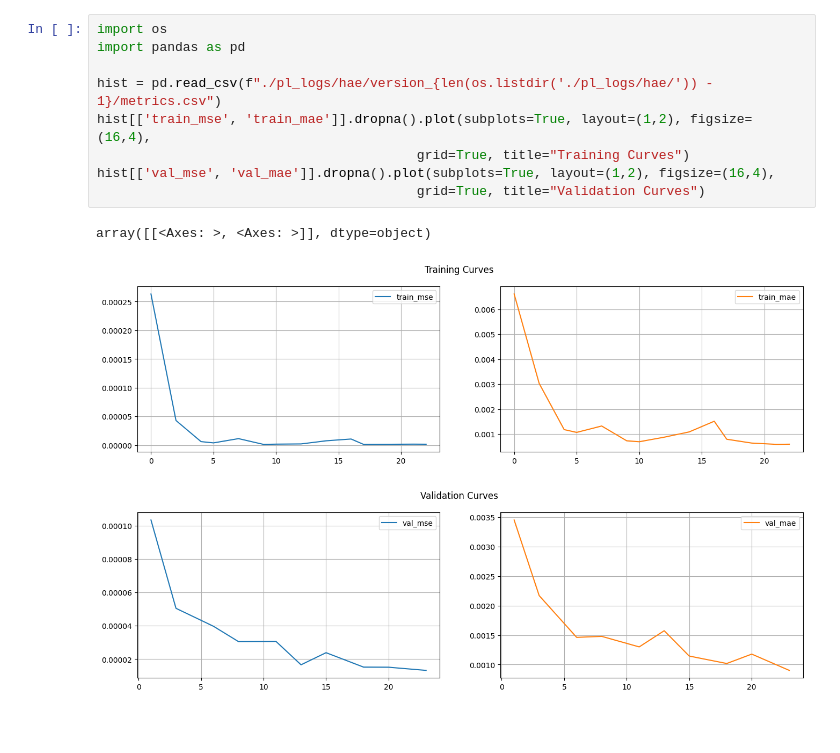
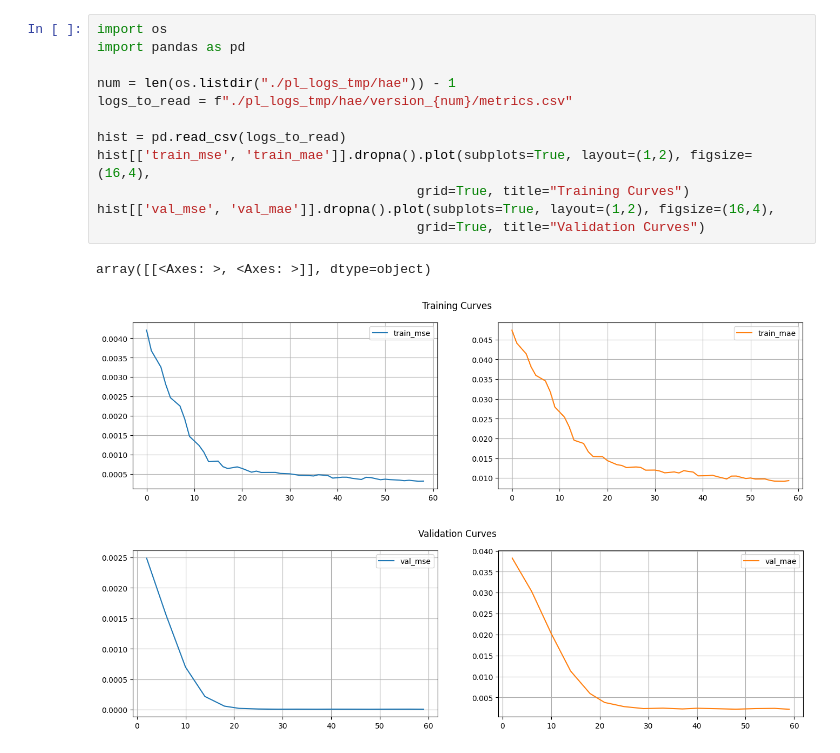
Before and after one commit to KoltonHauck/BMI6114_FinalProject, a Jupyter notebook: hae.ipynb, the cells around one changed output. Drawn from its saved outputs; the diff is of its cells as text; blank space fills up the shorter version.

```diff
--- a/hae.ipynb
+++ b/hae.ipynb
@@ -275,13 +95,16 @@ c:\Users\kolton.hauck\Documents\Kolton's Cotiviti Vault\UofU\BMI6114_FinalProjec
 # %%
 import os
 import pandas as pd
 
-hist = pd.read_csv(f"./pl_logs/hae/version_{len(os.listdir('./pl_logs/hae/')) - 1}/metrics.csv")
+num = len(os.listdir("./pl_logs_tmp/hae")) - 1
+logs_to_read = f"./pl_logs_tmp/hae/version_{num}/metrics.csv"
+
+hist = pd.read_csv(logs_to_read)
 hist[['train_mse', 'train_mae']].dropna().plot(subplots=True, layout=(1,2), figsize=(16,4),
                                          grid=True, title="Training Curves")
 hist[['val_mse', 'val_mae']].dropna().plot(subplots=True, layout=(1,2), figsize=(16,4),
                                          grid=True, title="Validation Curves")
 # %% [output]
 array([[<Axes: >, <Axes: >]], dtype=object)
-[figure, old version]
+[figure, new version]
-[figure, old version]
+[figure, new version]
```
Also changed, not shown: parts of 18 cells of this notebook, 3 other files.
